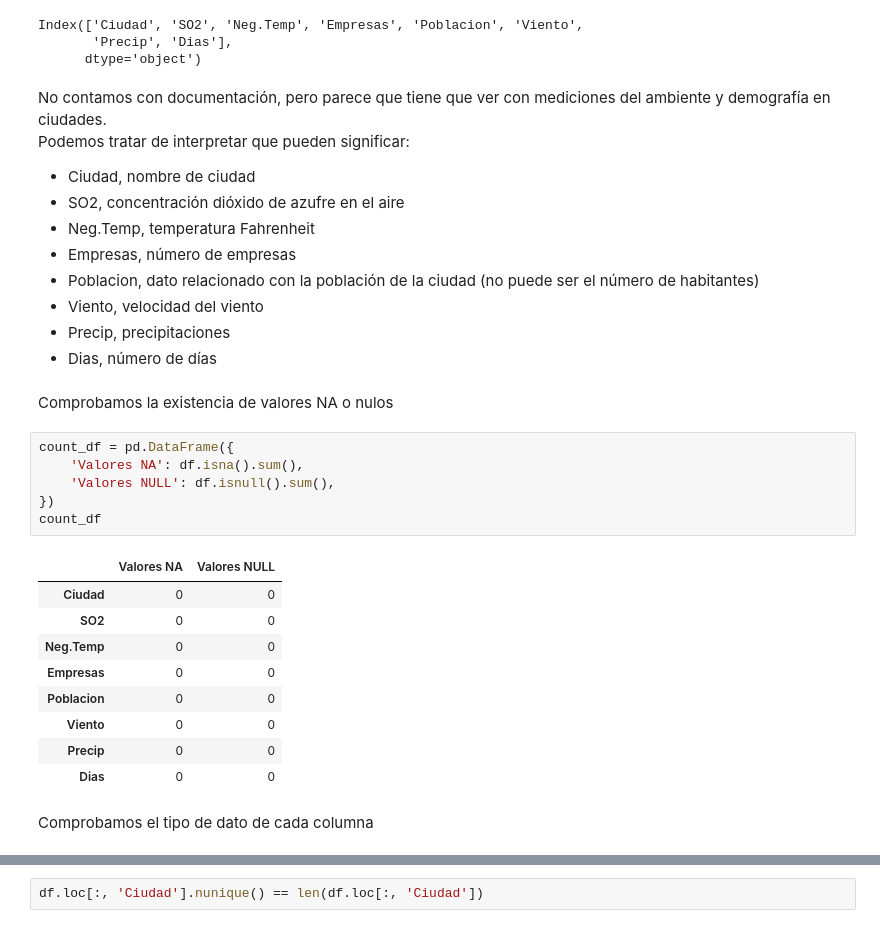
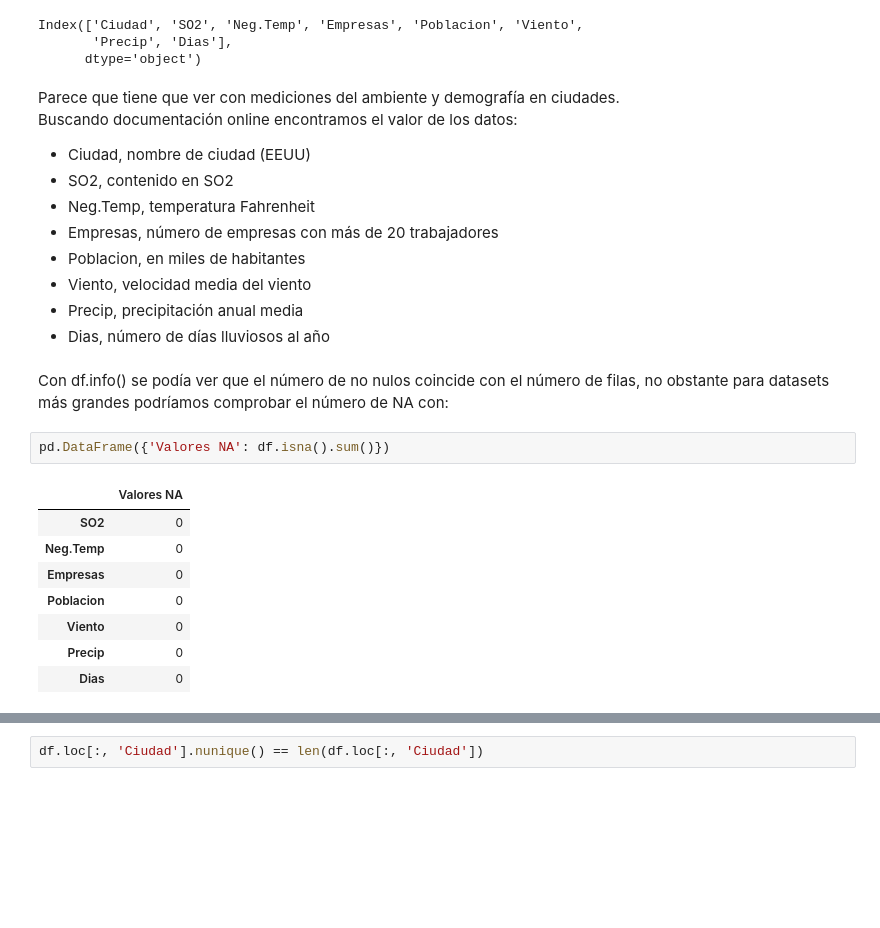
Before and after one commit to Alf-caput/P1_MineriaDeDatos, a Jupyter notebook: P3_ReduccionDimensionalidad/P3_ReduccionDimensionalidad.ipynb, the cells around one changed output, grey strips where cells are left out. Drawn from its saved outputs; the diff is of its cells as text; blank space fills up the shorter version.

```diff
--- a/P3_ReduccionDimensionalidad/P3_ReduccionDimensionalidad.ipynb
+++ b/P3_ReduccionDimensionalidad/P3_ReduccionDimensionalidad.ipynb
@@ -33,33 +55,26 @@ Index(['Ciudad', 'SO2', 'Neg.Temp', 'Empresas', 'Poblacion', 'Viento',
        'Precip', 'Dias'],
       dtype='object')
 # %% [markdown]
-No contamos con documentación, pero parece que tiene que ver con mediciones del ambiente y demografía en ciudades.\
-Podemos tratar de interpretar que pueden significar:
-- Ciudad, nombre de ciudad
-- SO2, concentración dióxido de azufre en el aire
+Parece que tiene que ver con mediciones del ambiente y demografía en ciudades.\
+Buscando documentación online encontramos el valor de los datos:
+- Ciudad, nombre de ciudad (EEUU)
+- SO2, contenido en SO2
 - Neg.Temp, temperatura Fahrenheit
-- Empresas, número de empresas
-- Poblacion, dato relacionado con la población de la ciudad (no puede ser el número de habitantes)
-- Viento, velocidad del viento
-- Precip, precipitaciones
-- Dias, número de días
+- Empresas, número de empresas con más de 20 trabajadores
+- Poblacion, en miles de habitantes
+- Viento, velocidad media del viento
+- Precip, precipitación anual media
+- Dias, número de días lluviosos al año
-# %% [markdown]
-Comprobamos la existencia de valores NA o nulos
+# %% [markdown]
+Con df.info() se podía ver que el número de no nulos coincide con el número de filas, no obstante para datasets más grandes podríamos comprobar el número de NA con:
 # %%
-count_df = pd.DataFrame({
-    'Valores NA': df.isna().sum(),
-    'Valores NULL': df.isnull().sum(),
-})
-count_df
+pd.DataFrame({'Valores NA': df.isna().sum()})
 # %% [output]
-|  | Valores NA | Valores NULL |
-| Ciudad | 0 | 0 |
-| SO2 | 0 | 0 |
-| Neg.Temp | 0 | 0 |
-| Empresas | 0 | 0 |
-| Poblacion | 0 | 0 |
-| Viento | 0 | 0 |
-| Precip | 0 | 0 |
-| Dias | 0 | 0 |
+|  | Valores NA |
+| SO2 | 0 |
+| Neg.Temp | 0 |
+| Empresas | 0 |
+| Poblacion | 0 |
+| Viento | 0 |
+| Precip | 0 |
+| Dias | 0 |
-# %% [markdown]
-Comprobamos el tipo de dato de cada columna
```
Also changed, not shown: parts of 20 cells of this notebook, 1 other file.
